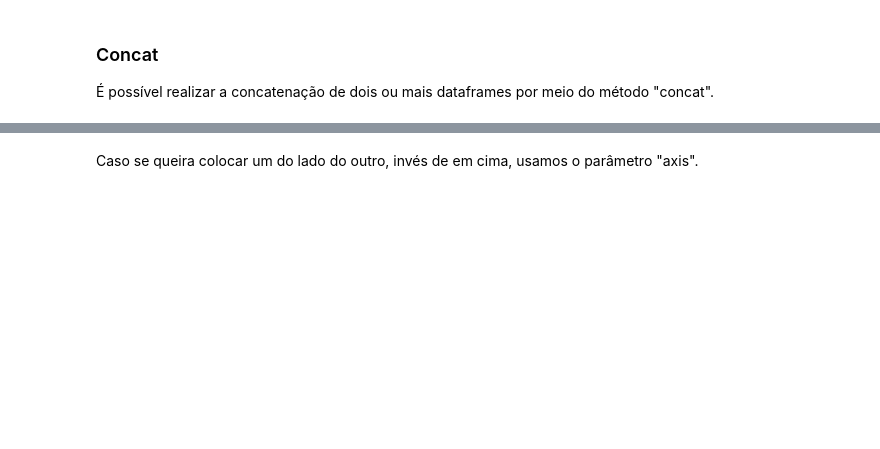
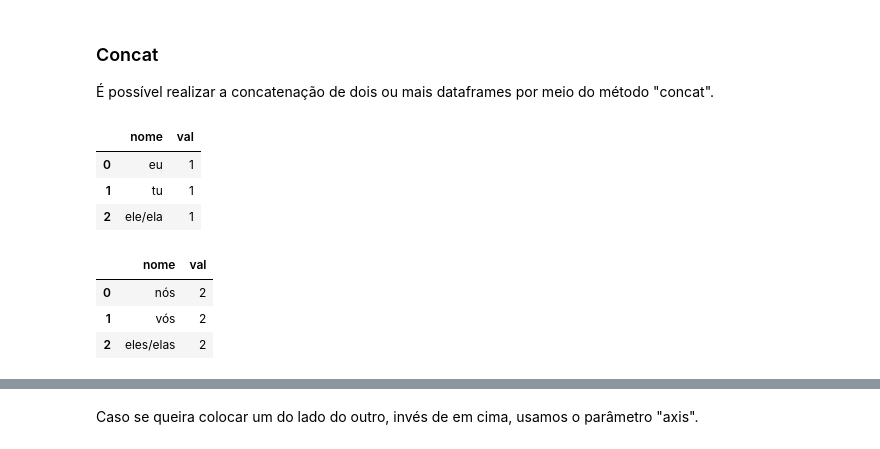
Before and after one commit to brunoissamo/tecnicas-programacao-i-suzano, a Jupyter notebook: aula04-pandas(Bruno).ipynb, the cells around one changed output, grey strips where cells are left out. Cells and saved outputs as stored; diff of their text form; code cells hidden in the pictures; blank space fills up the shorter version.

```diff
--- a/aula04-pandas(Bruno).ipynb
+++ b/aula04-pandas(Bruno).ipynb
@@ -148,14 +352,23 @@ new_df.pivot_table(index='religion', columns='income', values='freq', aggfunc='m
 # %%
 # Criação de DataFrames por meio de dicionários
 df1 = pd.DataFrame({'nome':['eu', 'tu', 'ele/ela'],
                     'val':[1, 1, 1]})
-
+display(df1)
 # Criação de DataFrames por meio de listas
 lista_valores = [['nós', 2],
                  ['vós', 2],
                  ['eles/elas', 2]]
 df2 = pd.DataFrame(lista_valores, columns=['nome', 'val'])
-df2
+display(df2)
+# %% [output]
+|  | nome | val |
+| 0 | eu | 1 |
+| 1 | tu | 1 |
+| 2 | ele/ela | 1 |
+|  | nome | val |
+| 0 | nós | 2 |
+| 1 | vós | 2 |
+| 2 | eles/elas | 2 |
 # %%
 # Repare que por padrão o pandas já realiza o empilhamento dos dois dataframes, mas os índices estão confusos
 pd.concat([df1, df2])
```
Also changed, not shown: parts of 68 cells of this notebook, 1 other file.
